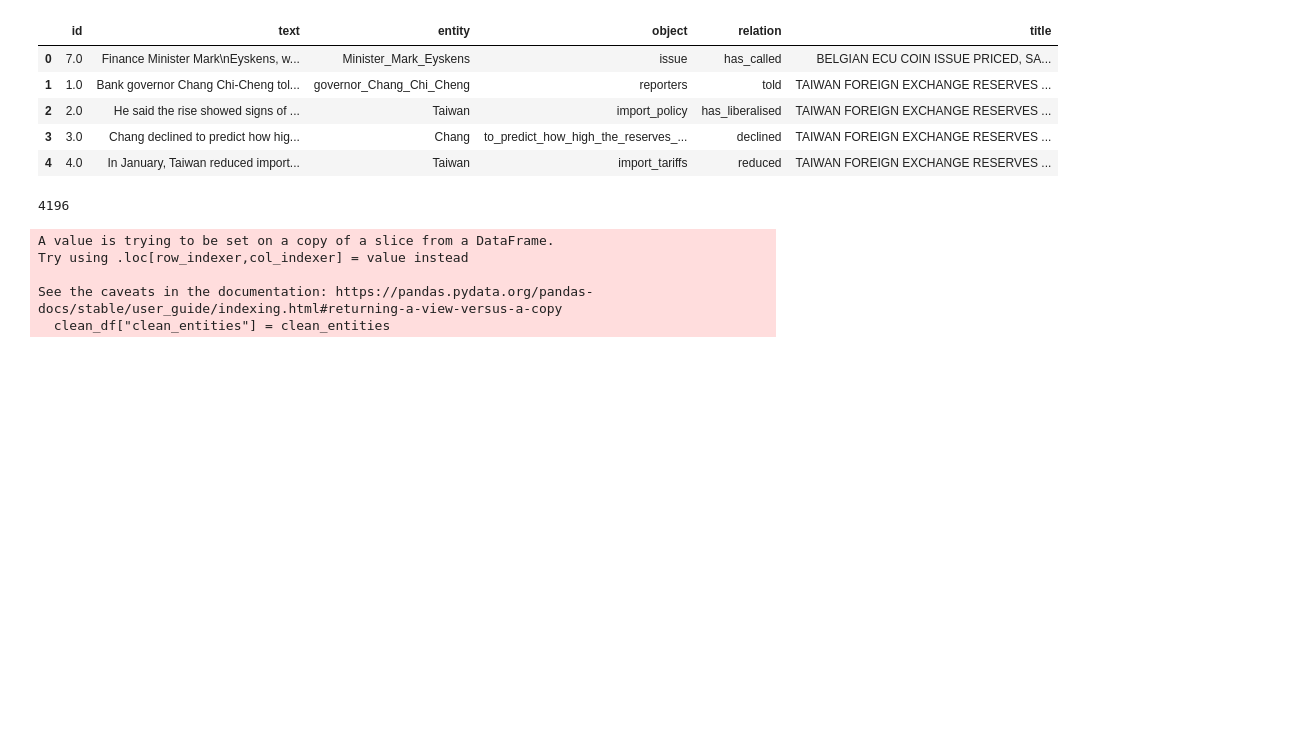
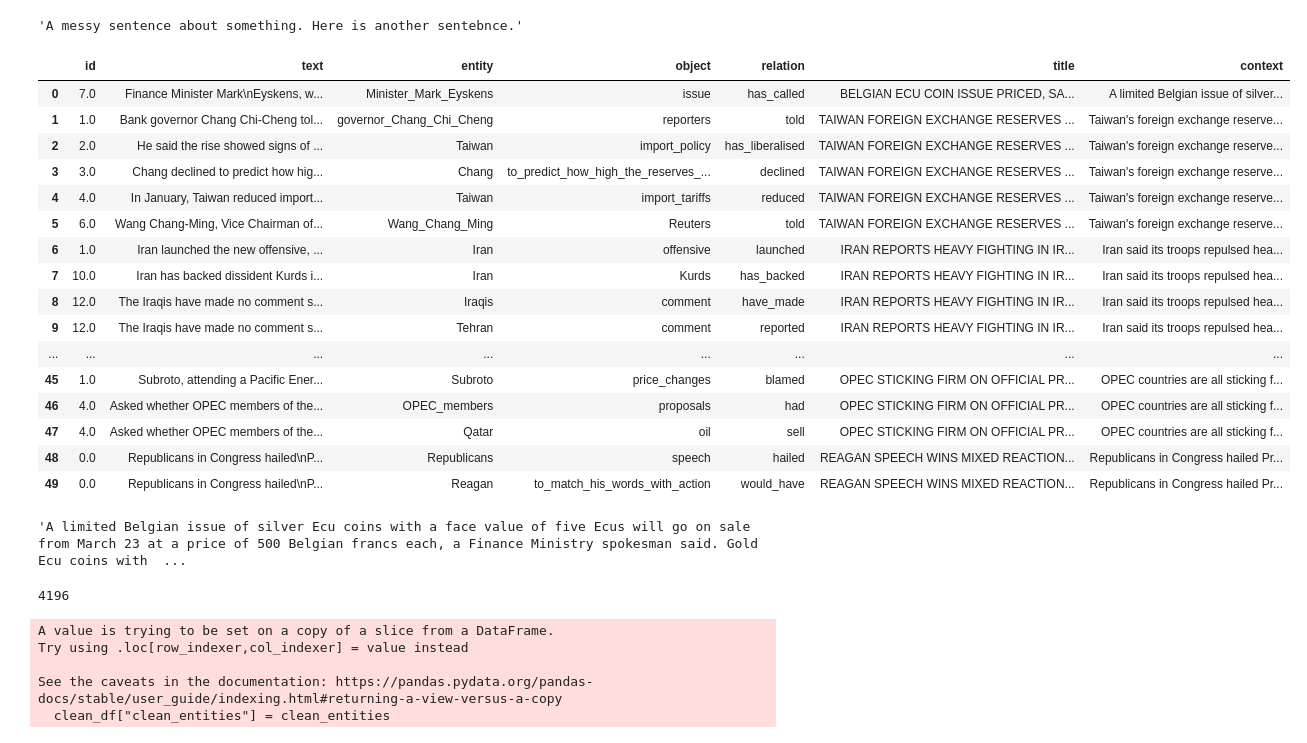
Before and after one commit to johnlbellamy/qa, a Jupyter notebook: notebooks/Data Clean.ipynb, the cells around one changed output. Cells and saved outputs as stored; diff of their text form; code cells hidden in the pictures; blank space fills up the shorter version.

```diff
--- a/notebooks/Data Clean.ipynb
+++ b/notebooks/Data Clean.ipynb
@@ -13,14 +34,53 @@ for relation_file in os.listdir("data/relations"):
+# %%
+full_text_map = {}
+
+for title in list(final_df['title'].unique()):
+    title_df = all_df[all_df["title"] == title]
+    if len(title_df) > 1:
+        title_body = \
+            title_df["body"].values[0]
+    else:
+        title_body = title_df["body"].values[0]
+    full_text_map[title] = title_body
+# %%
+final_df["context"] = final_df['title'].map(lambda t: full_text_map.get(t))
 # %%
 final_df.index = range(len(final_df))
+# %%
+def clean_text(text):
+    text = text.replace("\n", " ")
+    text = re.sub(' +', ' ', text)
+    return text
+# %%
+clean_text("A messy sentence\n about    something. Here is another sentebnce.")
+# %% [output]
+'A messy sentence about something. Here is another sentebnce.'
+# %%
+final_df["context"] = final_df["context"].apply(clean_text)
 # %%
-final_df.head()
+final_df.head(50)
 # %% [output]
-|  | id | text | entity | object | relation | title |
-| 0 | 7.0 | Finance Minister Mark\nEyskens, w... | Minister_Mark_Eyskens | issue | has_called | BELGIAN ECU COIN ISSUE PRICED, SA... |
-| 1 | 1.0 | Bank governor Chang Chi-Cheng tol... | governor_Chang_Chi_Cheng | reporters | told | TAIWAN FOREIGN EXCHANGE RESERVES ... |
-| 2 | 2.0 | He said the rise showed signs of ... | Taiwan | import_policy | has_liberalised | TAIWAN FOREIGN EXCHANGE RESERVES ... |
-| 3 | 3.0 | Chang declined to predict how hig... | Chang | to_predict_how_high_the_reserves_... | declined | TAIWAN FOREIGN EXCHANGE RESERVES ... |
-| 4 | 4.0 | In January, Taiwan reduced import... | Taiwan | import_tariffs | reduced | TAIWAN FOREIGN EXCHANGE RESERVES ... |
+|  | id | text | entity | object | relation | title | context |
+| 0 | 7.0 | Finance Minister Mark\nEyskens, w... | Minister_Mark_Eyskens | issue | has_called | BELGIAN ECU COIN ISSUE PRICED, SA... | A limited Belgian issue of silver... |
+| 1 | 1.0 | Bank governor Chang Chi-Cheng tol... | governor_Chang_Chi_Cheng | reporters | told | TAIWAN FOREIGN EXCHANGE RESERVES ... | Taiwan's foreign exchange reserve... |
+| 2 | 2.0 | He said the rise showed signs of ... | Taiwan | import_policy | has_liberalised | TAIWAN FOREIGN EXCHANGE RESERVES ... | Taiwan's foreign exchange reserve... |
+| 3 | 3.0 | Chang declined to predict how hig... | Chang | to_predict_how_high_the_reserves_... | declined | TAIWAN FOREIGN EXCHANGE RESERVES ... | Taiwan's foreign exchange reserve... |
+| 4 | 4.0 | In January, Taiwan reduced import... | Taiwan | import_tariffs | reduced | TAIWAN FOREIGN EXCHANGE RESERVES ... | Taiwan's foreign exchange reserve... |
+| 5 | 6.0 | Wang Chang-Ming, Vice Chairman of... | Wang_Chang_Ming | Reuters | told | TAIWAN FOREIGN EXCHANGE RESERVES ... | Taiwan's foreign exchange reserve... |
+| 6 | 1.0 | Iran launched the new offensive, ... | Iran | offensive | launched | IRAN REPORTS HEAVY FIGHTING IN IR... | Iran said its troops repulsed hea... |
+| 7 | 10.0 | Iran has backed dissident Kurds i... | Iran | Kurds | has_backed | IRAN REPORTS HEAVY FIGHTING IN IR... | Iran said its troops repulsed hea... |
+| 8 | 12.0 | The Iraqis have made no comment s... | Iraqis | comment | have_made | IRAN REPORTS HEAVY FIGHTING IN IR... | Iran said its troops repulsed hea... |
+| 9 | 12.0 | The Iraqis have made no comment s... | Tehran | comment | reported | IRAN REPORTS HEAVY FIGHTING IN IR... | Iran said its troops repulsed hea... |
+| ... | ... | ... | ... | ... | ... | ... | ... |
+| 45 | 1.0 | Subroto, attending a Pacific Ener... | Subroto | price_changes | blamed | OPEC STICKING FIRM ON OFFICIAL PR... | OPEC countries are all sticking f... |
+| 46 | 4.0 | Asked whether OPEC members of the... | OPEC_members | proposals | had | OPEC STICKING FIRM ON OFFICIAL PR... | OPEC countries are all sticking f... |
+| 47 | 4.0 | Asked whether OPEC members of the... | Qatar | oil | sell | OPEC STICKING FIRM ON OFFICIAL PR... | OPEC countries are all sticking f... |
+| 48 | 0.0 | Republicans in Congress hailed\nP... | Republicans | speech | hailed | REAGAN SPEECH WINS MIXED REACTION... | Republicans in Congress hailed Pr... |
+| 49 | 0.0 | Republicans in Congress hailed\nP... | Reagan | to_match_his_words_with_action | would_have | REAGAN SPEECH WINS MIXED REACTION... | Republicans in Congress hailed Pr... |
+# %%
+final_df.iloc[0]["context"]
+# %% [output]
+'A limited Belgian issue of silver Ecu coins with a face value of five Ecus will go on sale from March 23 at a price of 500 Belgian francs each, a Finance Ministry spokesman said. Gold Ecu coins with  ...
 # %%
 nlp = spacy.load("en_core_web_lg")
 # %%
```
Also changed, not shown: parts of 39 cells of this notebook, 2 other files.
